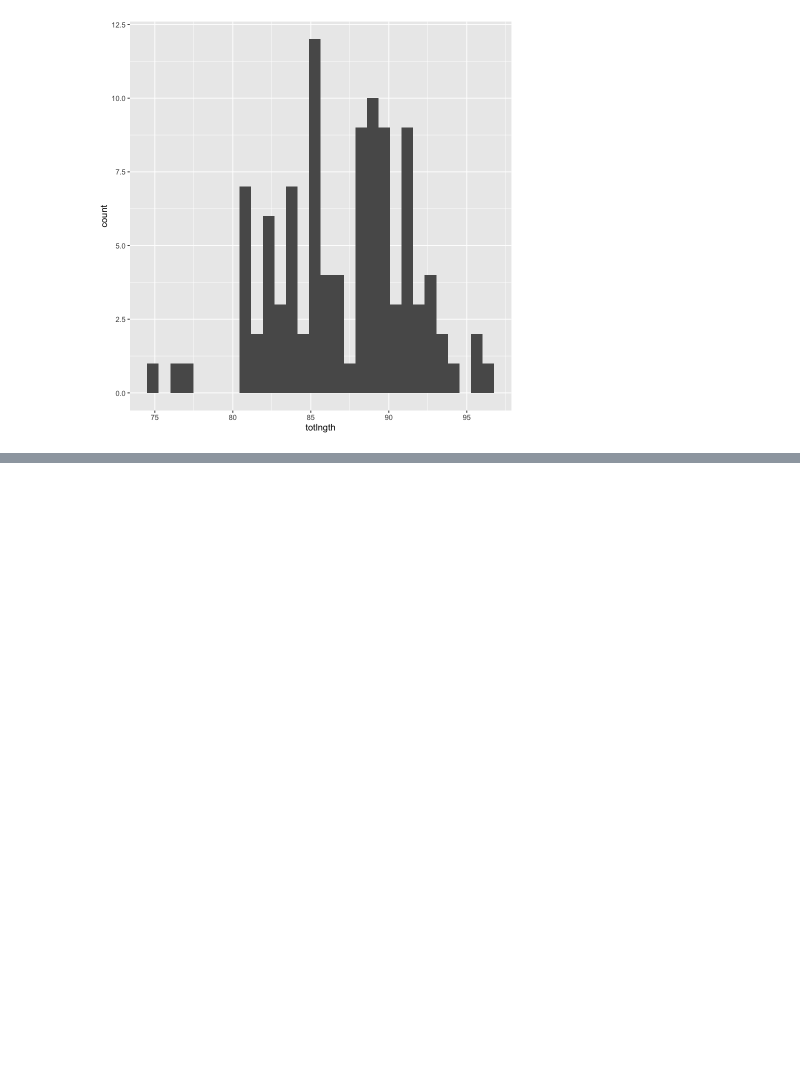
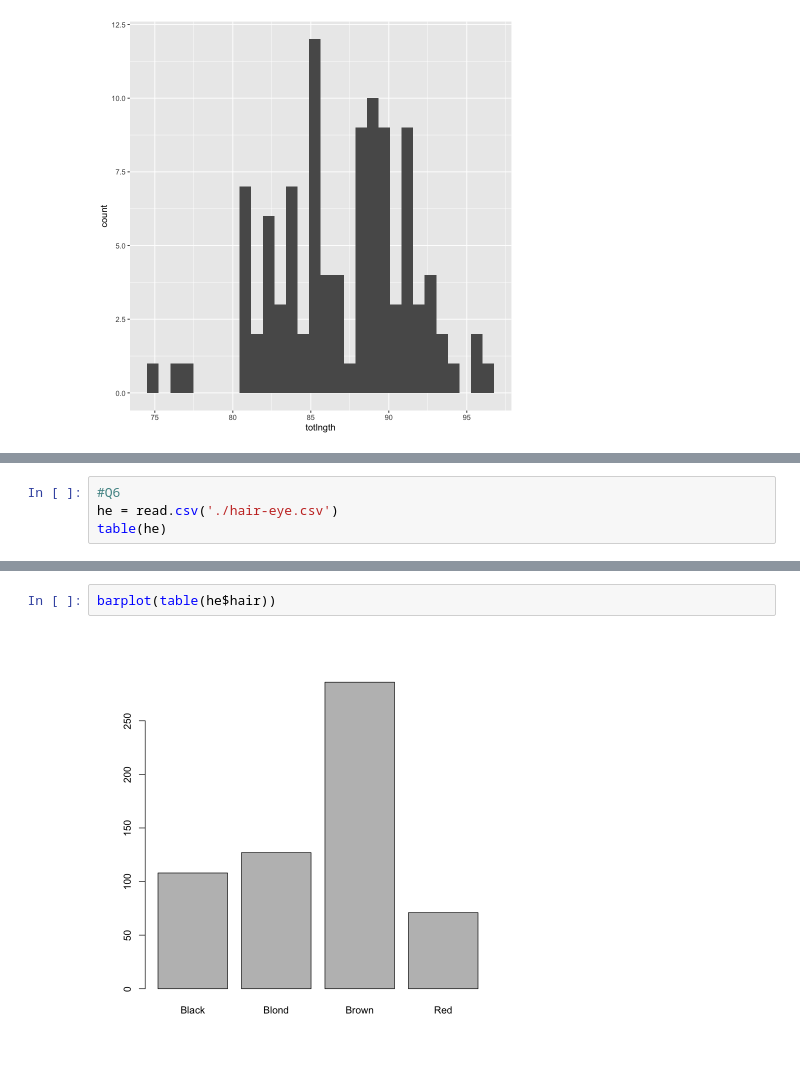
Before and after one commit to andrew2165/biometry_notebooks, a Jupyter notebook: Lab2_DescribeData.ipynb, the cells around one changed output, grey strips where cells are left out. Cells and saved outputs as stored; diff of their text form; blank space fills up the shorter version.

```diff
--- a/Lab2_DescribeData.ipynb
+++ b/Lab2_DescribeData.ipynb
@@ -54,0 +62,4 @@ answer
+# %%
+#Q6
+he = read.csv('./hair-eye.csv')
+table(he)
@@ -54,0 +84,4 @@ answer
+# %%
+barplot(table(he$hair))
+# %% [output]
+[figure, added]
```
Also changed, not shown: parts of 38 cells of this notebook.
